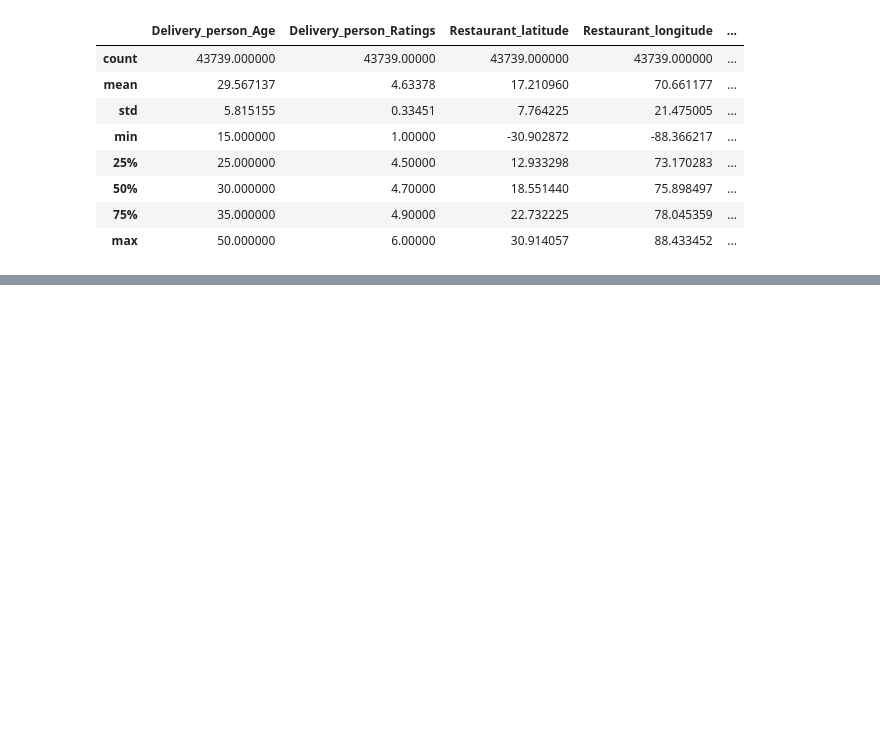
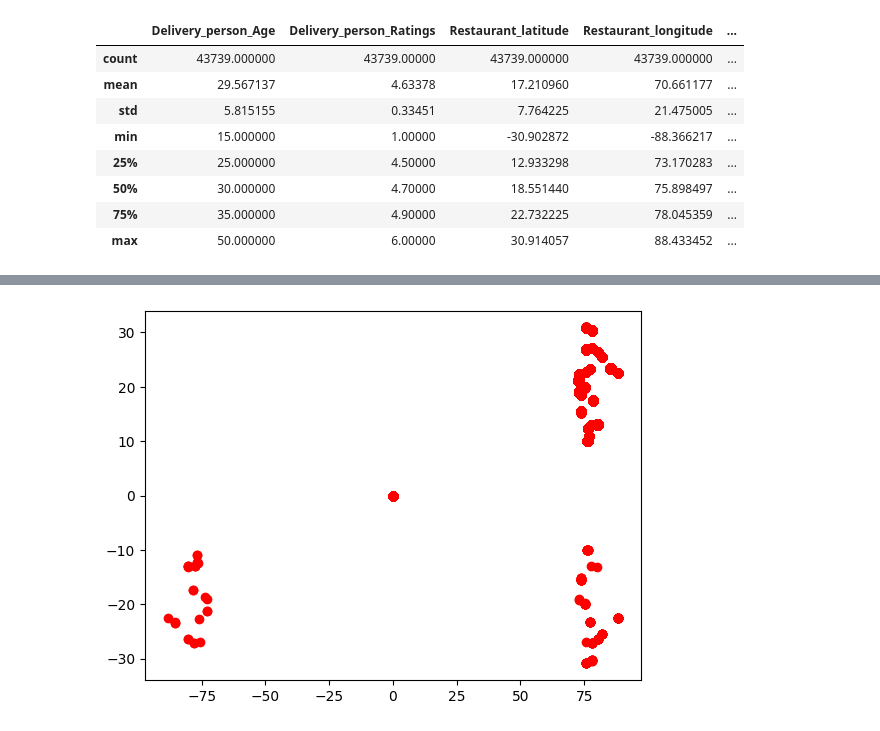
Before and after one commit to Agnik292005/Food-Delivery-Optimization, a Jupyter notebook: modelBuildPorcedure.ipynb, the cells around one changed output, grey strips where cells are left out. Cells and saved outputs as stored; diff of their text form; code cells hidden in the pictures; blank space fills up the shorter version.

```diff
--- a/modelBuildPorcedure.ipynb
+++ b/modelBuildPorcedure.ipynb
@@ -273,0 +311,5 @@ train.describe()
+# %%
+plt.scatter(x=train['Restaurant_longitude'], y=train['Restaurant_latitude'], color='red')
+plt.show()
+# %% [output]
+[figure, added]
```
Also changed, not shown: parts of 6 cells of this notebook.
